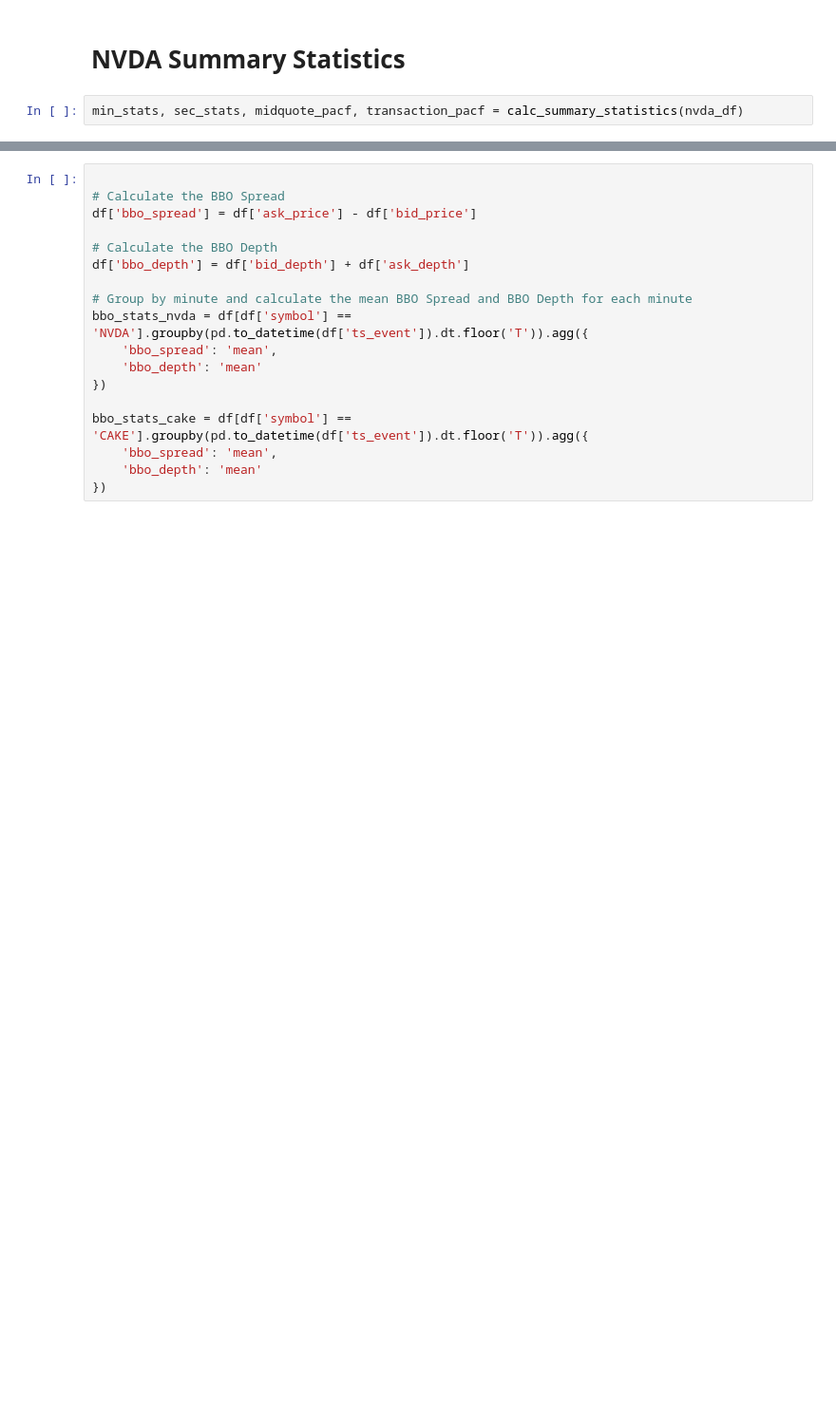
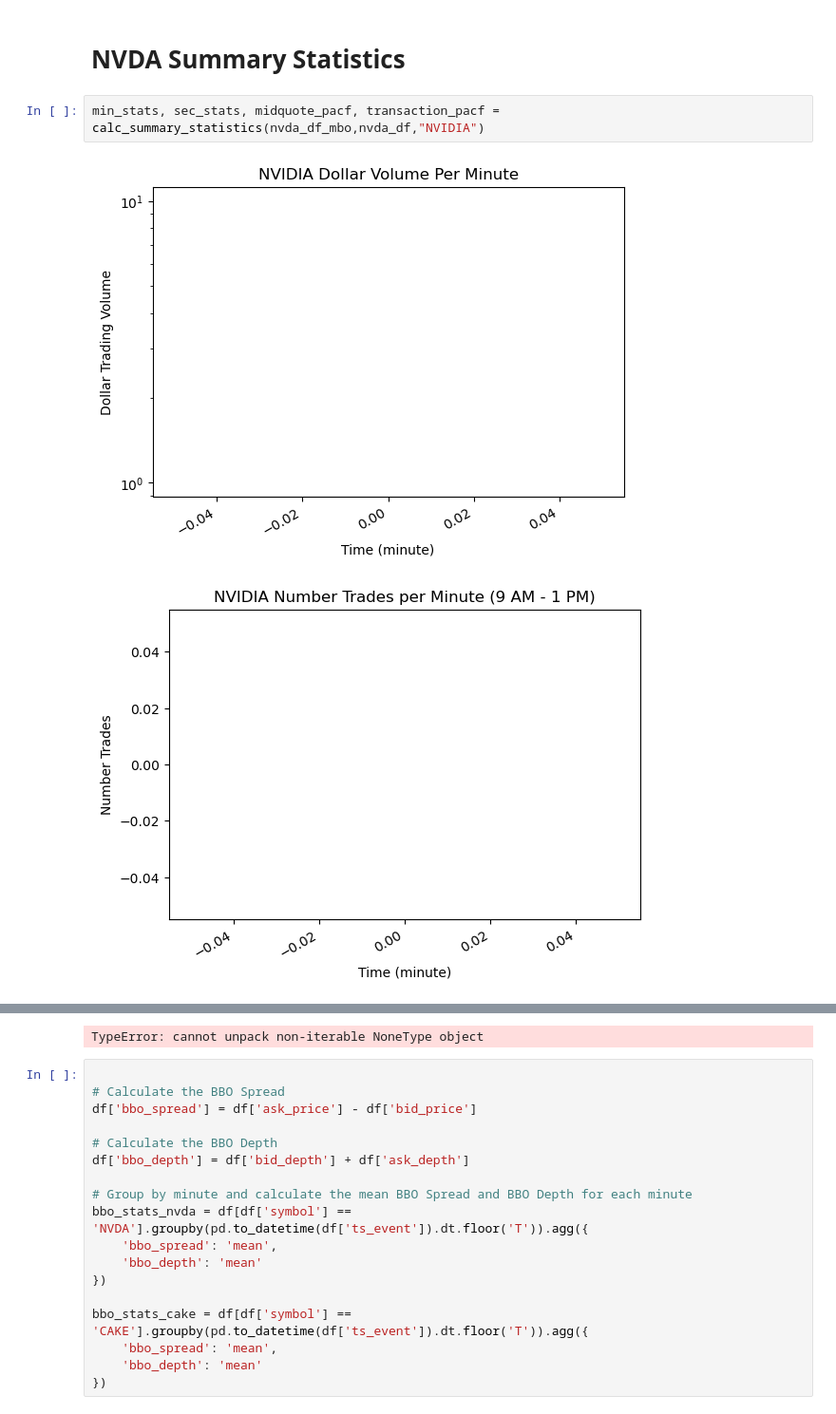
Before and after one commit to amchugh2/230x_team_repo, a Jupyter notebook: hw1.ipynb, the cells around one changed output, grey strips where cells are left out. Shown at 95% size. Cells and saved outputs as stored; diff of their text form; blank space fills up the shorter version.

```diff
--- a/hw1.ipynb
+++ b/hw1.ipynb
@@ -523,4 +525,7 @@ def calc_summary_statistics(df, df_bbo, name):
 # %% [markdown]
 # NVDA Summary Statistics
 # %%
-min_stats, sec_stats, midquote_pacf, transaction_pacf = calc_summary_statistics(nvda_df)
+min_stats, sec_stats, midquote_pacf, transaction_pacf = calc_summary_statistics(nvda_df_mbo,nvda_df,"NVIDIA")
+# %% [output]
+[figure, added]
+[figure, added]
@@ -527,3 +542,4 @@ min_stats, sec_stats, midquote_pacf, transaction_pacf = calc_summary_statistics(
+TypeError: cannot unpack non-iterable NoneType object
 # %%
 
 # Calculate the BBO Spread
```
Also changed, not shown: parts of 9 cells of this notebook.
